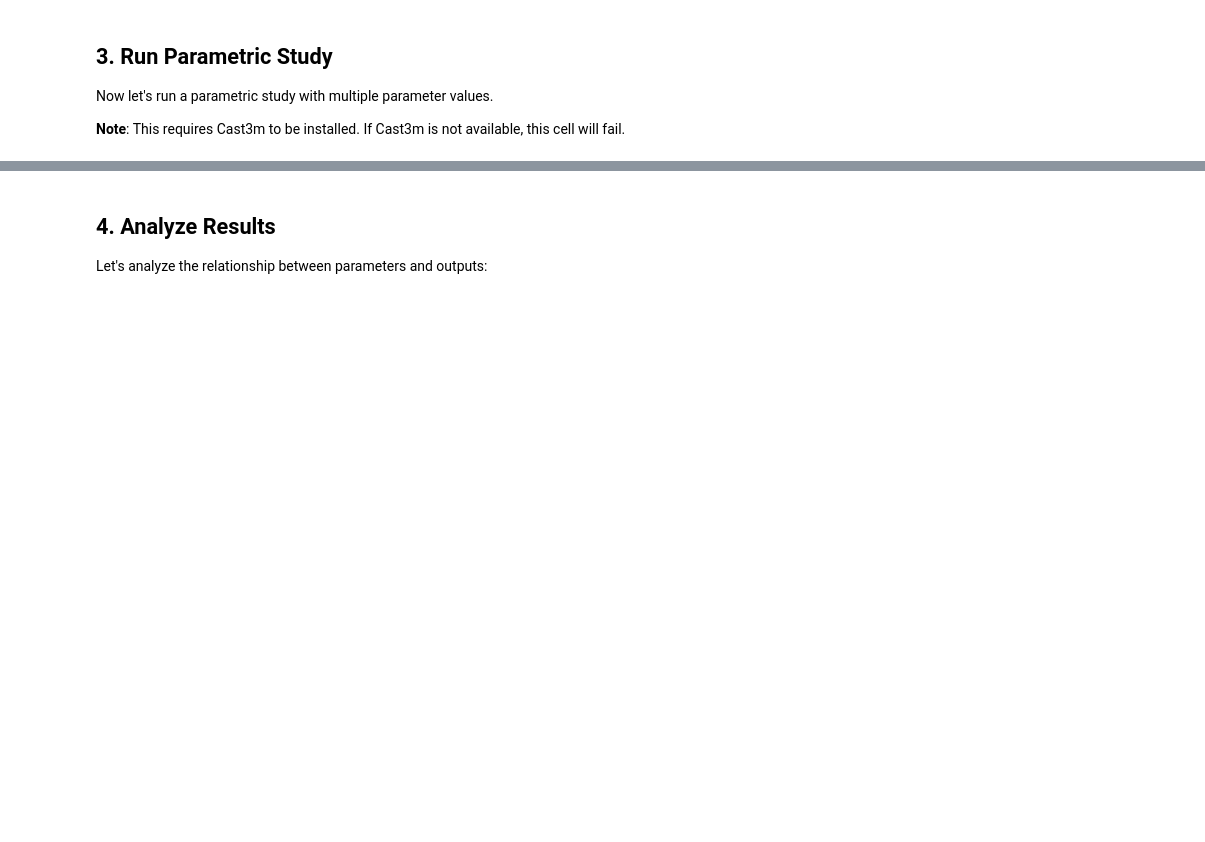
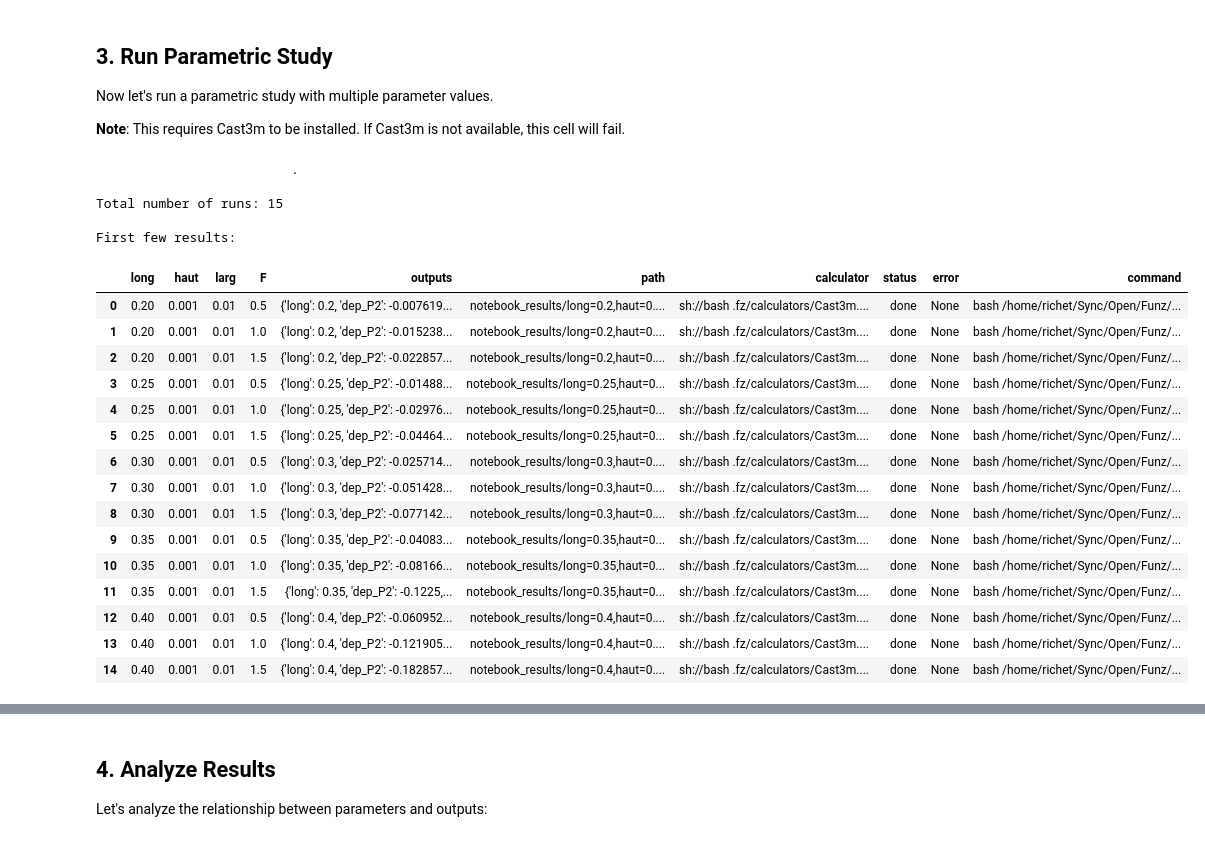
Before and after one commit to Funz/fz-Cast3M, a Jupyter notebook: example_usage.ipynb, the cells around one changed output, grey strips where cells are left out. Saved outputs shown, nothing was run; the diff lists cells and outputs as text; code cells hidden in the pictures; blank space fills up the shorter version.

Commit message:
test using Cast3M 2025

```diff
--- a/example_usage.ipynb
+++ b/example_usage.ipynb
@@ -59,19 +84,41 @@ Now let's run a parametric study with multiple parameter values.
 # %%
 # Run parametric study
 # We'll vary the length and force, keeping other parameters constant
 results = fz.fzr(
     input_path='examples/Cast3m/poutre_parametric.dgibi',
     input_variables={
         'long': [0.20, 0.25, 0.30, 0.35, 0.40],  # 5 values
         'haut': 0.001,                            # constant
         'larg': 0.01,                             # constant
         'F': [0.5, 1.0, 1.5]                     # 3 values
     },
     model='Cast3m',
     calculators='localhost_Cast3m',
     results_dir='notebook_results'
 )
 
 print(f"\nTotal number of runs: {len(results)}")
 print("\nFirst few results:")
-results.head(10)
+results
+# %% [output]
+                         .
+
+Total number of runs: 15
+
+First few results:
+|  | long | haut | larg | F | outputs | path | calculator | status | error | command |
+| 0 | 0.20 | 0.001 | 0.01 | 0.5 | {'long': 0.2, 'dep_P2': -0.007619... | notebook_results/long=0.2,haut=0.... | sh://bash .fz/calculators/Cast3m.... | done | None | bash /home/richet/Sync/Open/Funz/... |
+| 1 | 0.20 | 0.001 | 0.01 | 1.0 | {'long': 0.2, 'dep_P2': -0.015238... | notebook_results/long=0.2,haut=0.... | sh://bash .fz/calculators/Cast3m.... | done | None | bash /home/richet/Sync/Open/Funz/... |
+| 2 | 0.20 | 0.001 | 0.01 | 1.5 | {'long': 0.2, 'dep_P2': -0.022857... | notebook_results/long=0.2,haut=0.... | sh://bash .fz/calculators/Cast3m.... | done | None | bash /home/richet/Sync/Open/Funz/... |
+| 3 | 0.25 | 0.001 | 0.01 | 0.5 | {'long': 0.25, 'dep_P2': -0.01488... | notebook_results/long=0.25,haut=0... | sh://bash .fz/calculators/Cast3m.... | done | None | bash /home/richet/Sync/Open/Funz/... |
+| 4 | 0.25 | 0.001 | 0.01 | 1.0 | {'long': 0.25, 'dep_P2': -0.02976... | notebook_results/long=0.25,haut=0... | sh://bash .fz/calculators/Cast3m.... | done | None | bash /home/richet/Sync/Open/Funz/... |
+| 5 | 0.25 | 0.001 | 0.01 | 1.5 | {'long': 0.25, 'dep_P2': -0.04464... | notebook_results/long=0.25,haut=0... | sh://bash .fz/calculators/Cast3m.... | done | None | bash /home/richet/Sync/Open/Funz/... |
+| 6 | 0.30 | 0.001 | 0.01 | 0.5 | {'long': 0.3, 'dep_P2': -0.025714... | notebook_results/long=0.3,haut=0.... | sh://bash .fz/calculators/Cast3m.... | done | None | bash /home/richet/Sync/Open/Funz/... |
+| 7 | 0.30 | 0.001 | 0.01 | 1.0 | {'long': 0.3, 'dep_P2': -0.051428... | notebook_results/long=0.3,haut=0.... | sh://bash .fz/calculators/Cast3m.... | done | None | bash /home/richet/Sync/Open/Funz/... |
+| 8 | 0.30 | 0.001 | 0.01 | 1.5 | {'long': 0.3, 'dep_P2': -0.077142... | notebook_results/long=0.3,haut=0.... | sh://bash .fz/calculators/Cast3m.... | done | None | bash /home/richet/Sync/Open/Funz/... |
+| 9 | 0.35 | 0.001 | 0.01 | 0.5 | {'long': 0.35, 'dep_P2': -0.04083... | notebook_results/long=0.35,haut=0... | sh://bash .fz/calculators/Cast3m.... | done | None | bash /home/richet/Sync/Open/Funz/... |
+| 10 | 0.35 | 0.001 | 0.01 | 1.0 | {'long': 0.35, 'dep_P2': -0.08166... | notebook_results/long=0.35,haut=0... | sh://bash .fz/calculators/Cast3m.... | done | None | bash /home/richet/Sync/Open/Funz/... |
+| 11 | 0.35 | 0.001 | 0.01 | 1.5 | {'long': 0.35, 'dep_P2': -0.1225,... | notebook_results/long=0.35,haut=0... | sh://bash .fz/calculators/Cast3m.... | done | None | bash /home/richet/Sync/Open/Funz/... |
+| 12 | 0.40 | 0.001 | 0.01 | 0.5 | {'long': 0.4, 'dep_P2': -0.060952... | notebook_results/long=0.4,haut=0.... | sh://bash .fz/calculators/Cast3m.... | done | None | bash /home/richet/Sync/Open/Funz/... |
+| 13 | 0.40 | 0.001 | 0.01 | 1.0 | {'long': 0.4, 'dep_P2': -0.121905... | notebook_results/long=0.4,haut=0.... | sh://bash .fz/calculators/Cast3m.... | done | None | bash /home/richet/Sync/Open/Funz/... |
+| 14 | 0.40 | 0.001 | 0.01 | 1.5 | {'long': 0.4, 'dep_P2': -0.182857... | notebook_results/long=0.4,haut=0.... | sh://bash .fz/calculators/Cast3m.... | done | None | bash /home/richet/Sync/Open/Funz/... |
```
Also changed, not shown: parts of 5 cells of this notebook, 2 other files.
